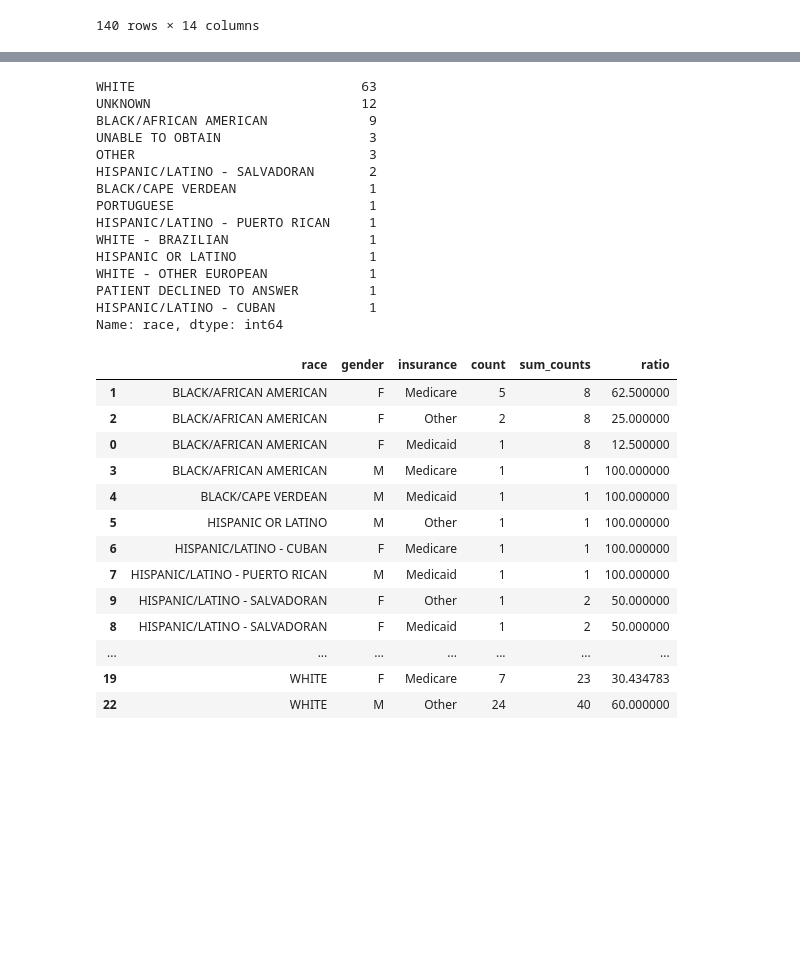
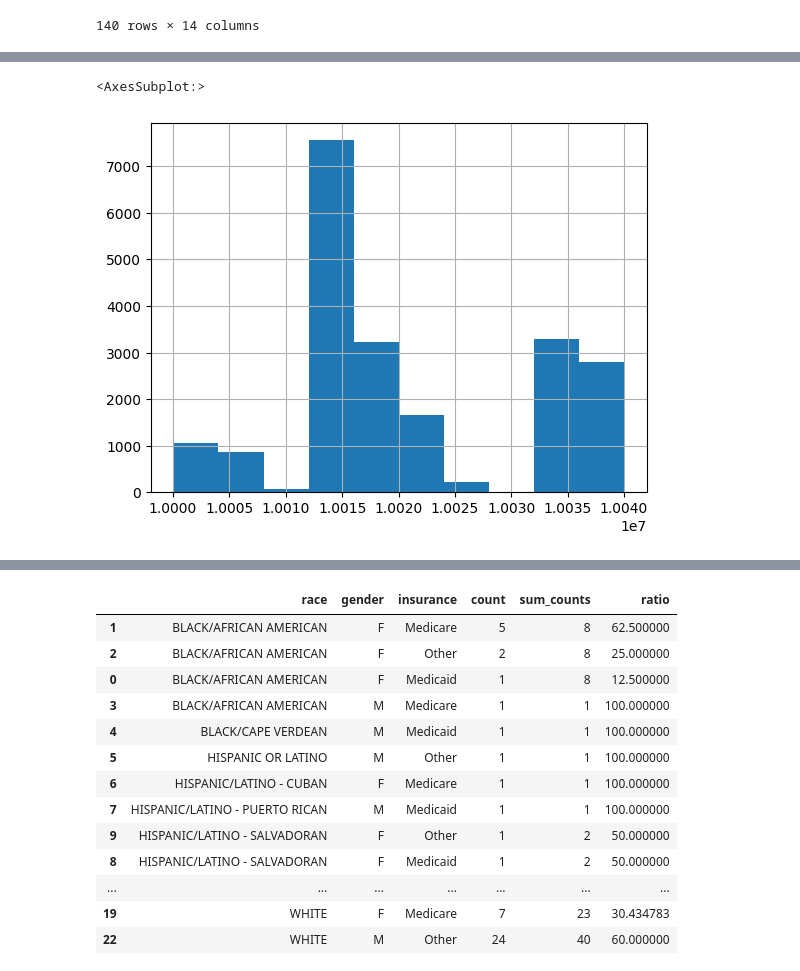
Before and after one commit to kkkarnav/MIMIC, a Jupyter notebook: 1_data_creation.ipynb, the cells around one changed output, grey strips where cells are left out. Cells and saved outputs as stored; diff of their text form; code cells hidden in the pictures; blank space fills up the shorter version.

```diff
--- a/1_data_creation.ipynb
+++ b/1_data_creation.ipynb
@@ -273,0 +236,4 @@ column_df
+# %%
+df = df[["subject_id", "hadm_id", "admittime", "dischtime", "deathtime", "admission_type", "admit_provider_id", "admission_location", "discharge_location", "insurance", "language", "marital_status", "race", "edregtime", "edouttime", "hospital_expire_flag"]]
+df = pd.merge(df, omr_df, on=['subject_id'], how='left').drop_duplicates()
+df
@@ -274,3 +254,8 @@ column_df
+# %%
+df["subject_id"].hist()
+# %% [output]
+<AxesSubplot:>
+[figure, added]
 # %%
 subject_df = df.drop_duplicates(subset=["subject_id"])[["subject_id", "deathtime", "insurance", "language", "marital_status", "race"]]
 patient_df = pd.merge(subject_df, patients_df, on='subject_id', how='inner')
@@ -289,24 +274,6 @@ patient_df
 | 98 | 10039997 | NaN | Medicare | ENGLISH | WIDOWED | BLACK/AFRICAN AMERICAN | F | 67 | 2134 | ... |
 | 99 | 10040025 | NaN | Other | ENGLISH | DIVORCED | WHITE | F | 64 | 2143 | ... |
 100 rows × 11 columns
-# %%
-patient_df["race"].value_counts()
-# %% [output]
-WHITE                             63
-UNKNOWN                           12
-BLACK/AFRICAN AMERICAN             9
-UNABLE TO OBTAIN                   3
-OTHER                              3
-HISPANIC/LATINO - SALVADORAN       2
-BLACK/CAPE VERDEAN                 1
-PORTUGUESE                         1
-HISPANIC/LATINO - PUERTO RICAN     1
-WHITE - BRAZILIAN                  1
-HISPANIC OR LATINO                 1
-WHITE - OTHER EUROPEAN             1
-PATIENT DECLINED TO ANSWER         1
-HISPANIC/LATINO - CUBAN            1
-Name: race, dtype: int64
 # %%
 temp = patient_df.groupby(["race", "gender", "insurance"]).size().reset_index(name='count').sort_values(by=["count"], ascending=False)
 temp['sum_counts'] = temp.groupby(["race", "gender"])['count'].transform('sum')
```
Also changed, not shown: parts of 9 cells of this notebook.
